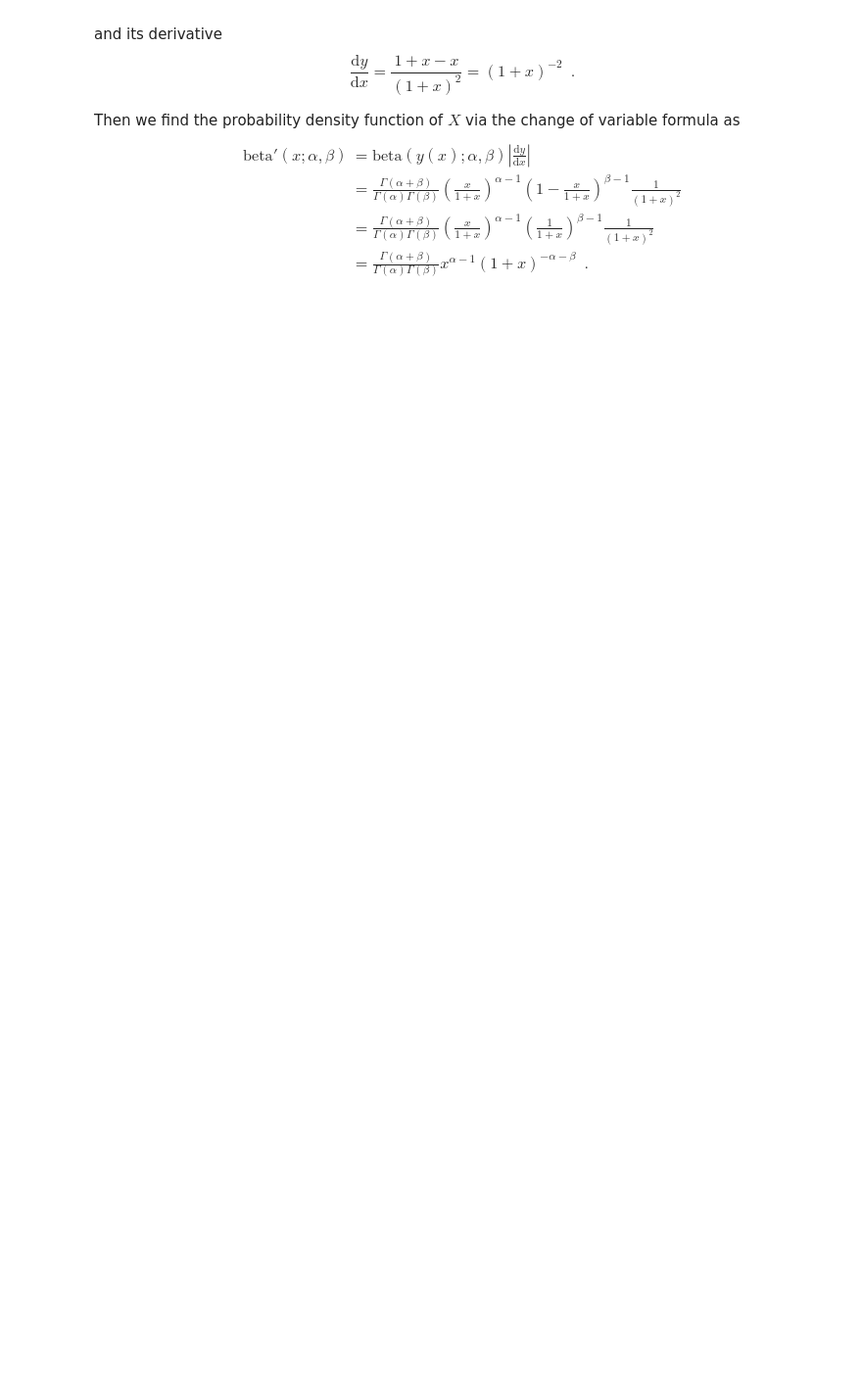
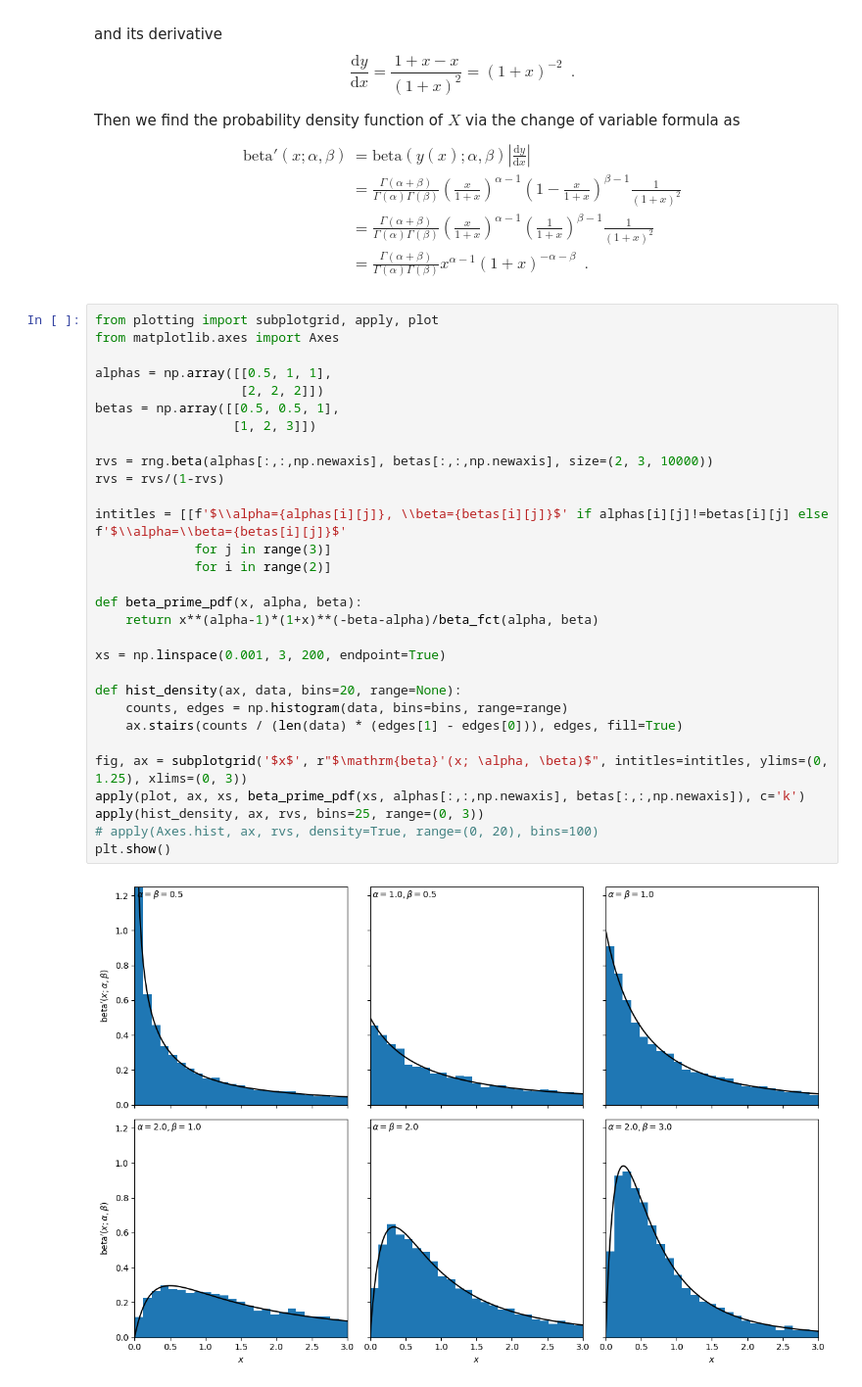
Before and after one commit to marioboley/Uni-Haifa-214.4312-Code, a Jupyter notebook: A2_distributions.ipynb, the cells around one changed output. Shown at 98% size. Drawn from its saved outputs; the diff is of its cells as text; blank space fills up the shorter version.

Commit message:
beta prime samples and density

```diff
--- a/A2_distributions.ipynb
+++ b/A2_distributions.ipynb
@@ -414,3 +401,35 @@ $$
 &=\frac{\Gamma(\alpha+\beta)}{\Gamma(\alpha)\Gamma(\beta)} x^{\alpha-1} (1+x)^{-\alpha - \beta} \enspace .
 \end{aligned}
 $$
+# %%
+from plotting import subplotgrid, apply, plot
+from matplotlib.axes import Axes
+
+alphas = np.array([[0.5, 1, 1],
+                   [2, 2, 2]])
+betas = np.array([[0.5, 0.5, 1],
+                  [1, 2, 3]])
+
+rvs = rng.beta(alphas[:,:,np.newaxis], betas[:,:,np.newaxis], size=(2, 3, 10000))
+rvs = rvs/(1-rvs)
+
+intitles = [[f'$\\alpha={alphas[i][j]}, \\beta={betas[i][j]}$' if alphas[i][j]!=betas[i][j] else f'$\\alpha=\\beta={betas[i][j]}$'
+             for j in range(3)]
+             for i in range(2)]
+
+def beta_prime_pdf(x, alpha, beta):
+    return x**(alpha-1)*(1+x)**(-beta-alpha)/beta_fct(alpha, beta)
+
+xs = np.linspace(0.001, 3, 200, endpoint=True)
+
+def hist_density(ax, data, bins=20, range=None):
+    counts, edges = np.histogram(data, bins=bins, range=range)
+    ax.stairs(counts / (len(data) * (edges[1] - edges[0])), edges, fill=True)
+
+fig, ax = subplotgrid('$x$', r"$\mathrm{beta}'(x; \alpha, \beta)$", intitles=intitles, ylims=(0, 1.25), xlims=(0, 3))
+apply(plot, ax, xs, beta_prime_pdf(xs, alphas[:,:,np.newaxis], betas[:,:,np.newaxis]), c='k')
+apply(hist_density, ax, rvs, bins=25, range=(0, 3))
+# apply(Axes.hist, ax, rvs, density=True, range=(0, 20), bins=100)
+plt.show()
+# %% [output]
+[figure, added]
```
Also changed, not shown: parts of 6 cells of this notebook.
